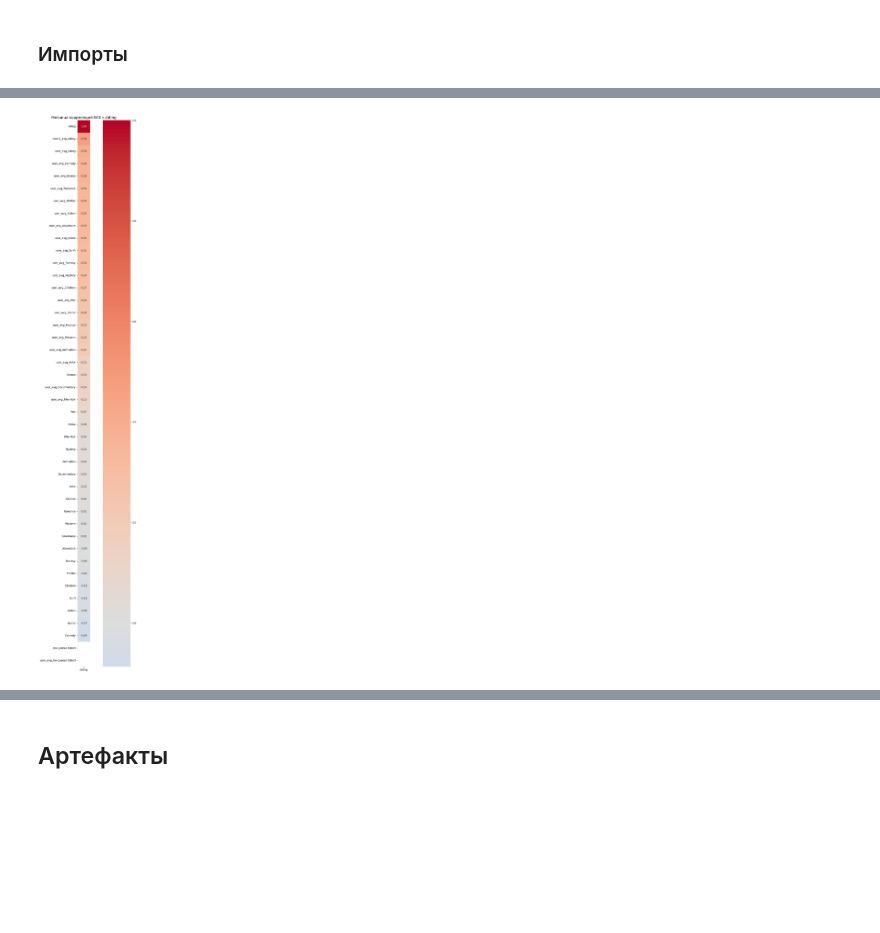
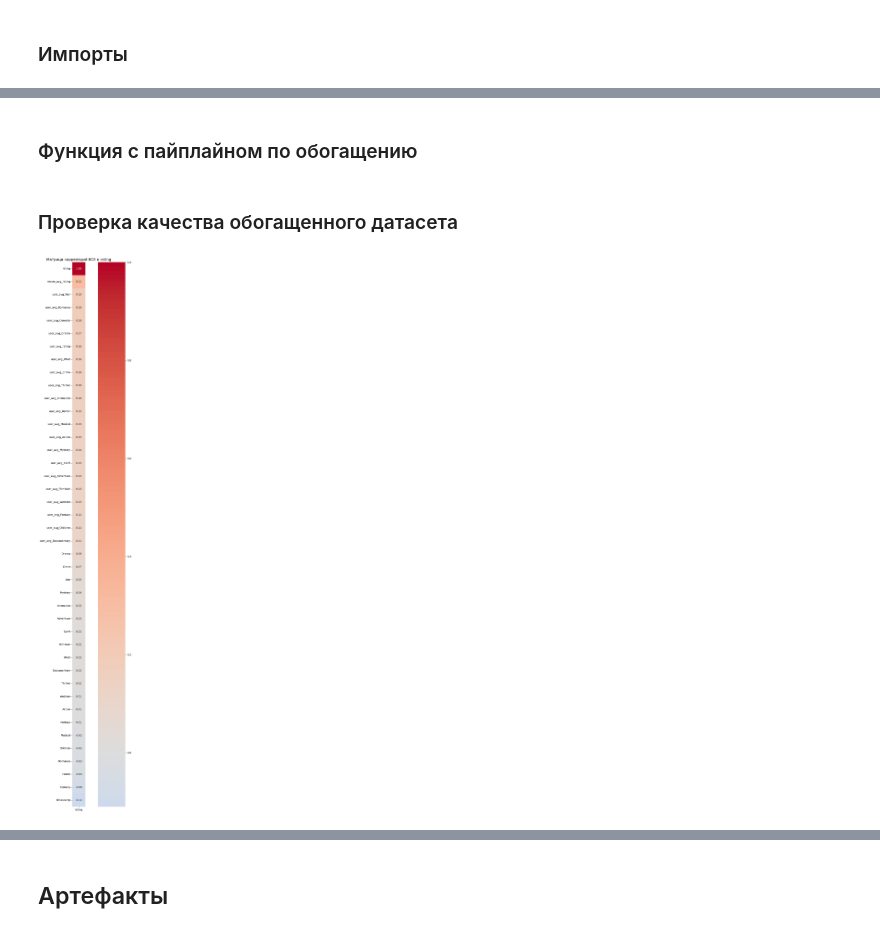
Before and after one commit to skeletonus/artificial-intelligence, a Jupyter notebook: project/notebooks/exp01_data_and_EDA.ipynb, the cells around one changed output, grey strips where cells are left out. Cells and saved outputs as stored; diff of their text form; code cells hidden in the pictures; blank space fills up the shorter version.

```diff
--- a/project/notebooks/exp01_data_and_EDA.ipynb
+++ b/project/notebooks/exp01_data_and_EDA.ipynb
@@ -369,6 +368,9 @@ def train_test_split_by_time(df: pd.DataFrame, split_column: str, test_size: flo
 
   return train, test
 
+genre_list = [g for g in genre_list if g!= '(no genres listed)']
+merged_df = merged_df.drop(columns=['(no genres listed)'])
+
 train, test = train_test_split_by_time(merged_df, 'timestamp', 0.2) # train/val/test в пропорции 0.7/0.1/0.2
 train, val = train_test_split_by_time(train, 'timestamp', 0.125)
 # %% [markdown]
@@ -521,7 +612,50 @@ train, test, val = user_data_enrichment(train, test, val, genre_list)
+# %% [markdown]
+### Функция с пайплайном по обогащению
+# %%
+def offline_historical_enrichment(train_df: pd.DataFrame, val_df: pd.DataFrame,test_df: pd.DataFrame, genres: list[str],
+    min_ratings: int = 5,default_rating: float = 3.5,):
+    """
+    Функция с пайплайном по обогащению. Обогащает историчестки train -> offline val -> исторически train+val -> offline test
+    """
+
+    train_enriched = historical_data_enrichment(
+        df=train_df,
+        genres=genres,
+        min_ratings=min_ratings,
+        default_rating=default_rating,
+    )
+
+    val_enriched = add_offline_features_from_train(
+        target_df=val_df,
+        train_df=train_df,
+        genres=genres,
+        min_ratings=min_ratings,
+        default_rating=default_rating,
+    )
+
+    known_history_for_test = pd.concat(
+        [train_df, val_df],
+        axis=0,
+        ignore_index=True,
+    )
+
+    test_enriched = add_offline_features_from_train(
+        target_df=test_df,
+        train_df=known_history_for_test,
+        genres=genres,
+        min_ratings=min_ratings,
+        default_rating=default_rating,
+    )
+
+    return train_enriched, val_enriched, test_enriched
+# %%
+train, val, test = offline_historical_enrichment(train, val, test, genre_list)
+# %% [markdown]
+### Проверка качества обогащенного датасета
 # %%
-figures_data['corr_matrix_all_to_rating_enriched'] = make_corr_matrix_all_to_rating(train, 30)
+figures_data['corr_matrix_all_to_rating_enriched'] = make_corr_matrix_all_to_rating(test, 30)
 # %% [output]
-[figure, old version]
+[figure, new version]
 # %%
 check_data_quality(test)
 # %% [output]
```
Also changed, not shown: parts of 9 cells of this notebook, 17 other files.
